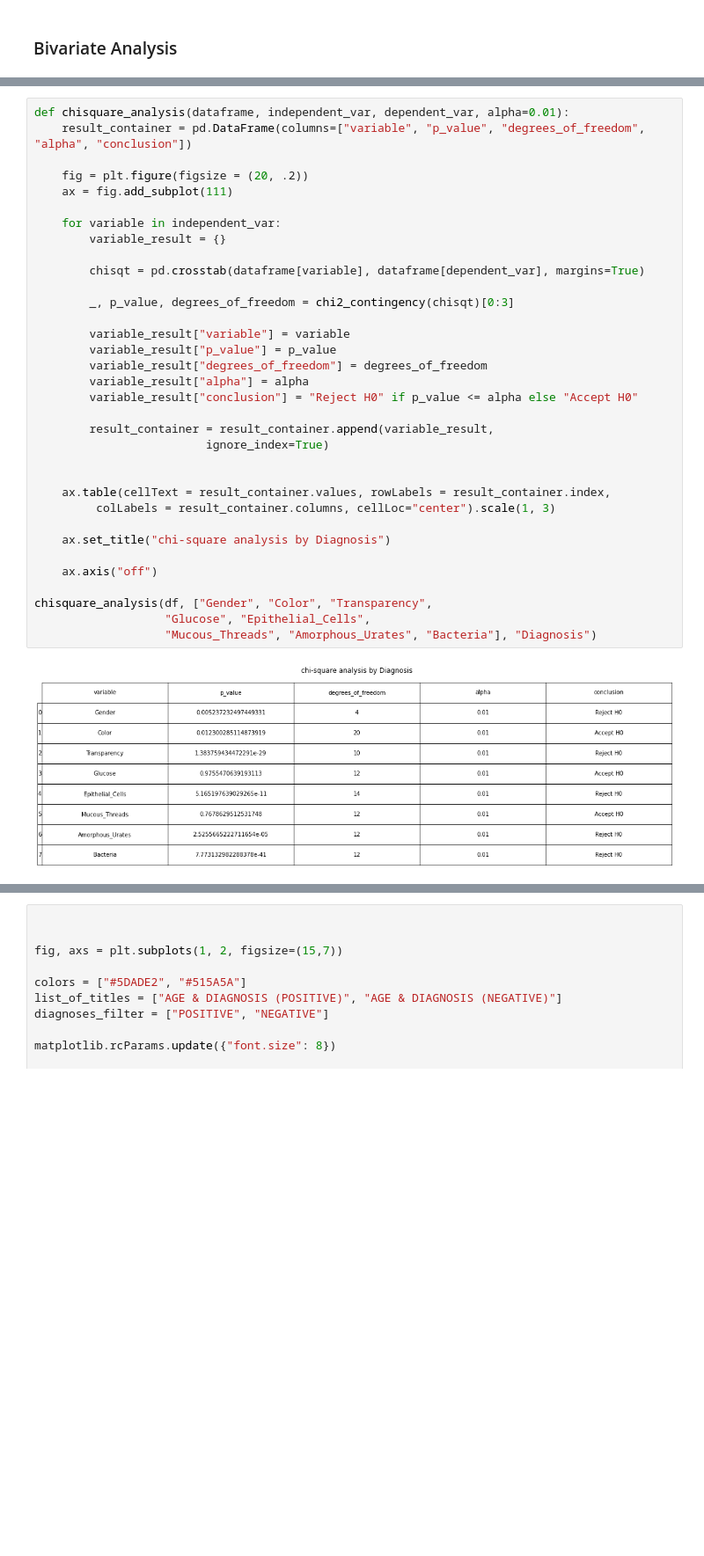
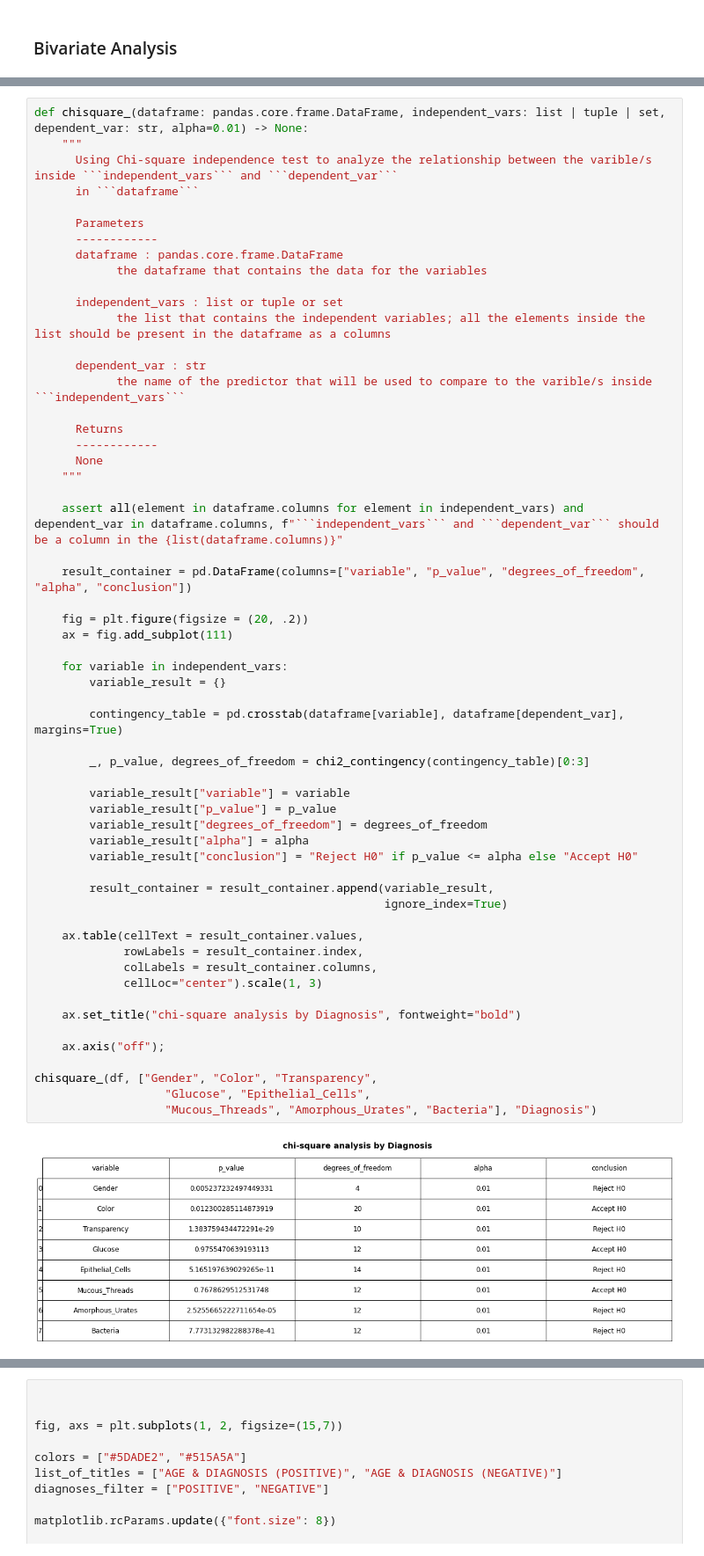
Before and after one commit to kr-agdeppa/UTI-Diagnosis-Classification, a Jupyter notebook: DATA EXPLORATION.ipynb, the cells around one changed output, grey strips where cells are left out. Shown at 88% size. Cells and saved outputs as stored; diff of their text form; blank space fills up the shorter version.

Commit message:
added documentations to the functions and type hinting, made a parameter in the bivariate_bar_graph function to sort the output, included a latex in null and alternative hypothesis

````diff
--- a/DATA EXPLORATION.ipynb
+++ b/DATA EXPLORATION.ipynb
@@ -74,36 +76,59 @@ $$H_{0}$$
 # %%
-def chisquare_analysis(dataframe, independent_var, dependent_var, alpha=0.01):
+def chisquare_(dataframe: pandas.core.frame.DataFrame, independent_vars: list | tuple | set, dependent_var: str, alpha=0.01) -> None:
+    """
+      Using Chi-square independence test to analyze the relationship between the varible/s inside ```independent_vars``` and ```dependent_var```
+      in ```dataframe```
+
+      Parameters
+      ------------
+      dataframe : pandas.core.frame.DataFrame
+            the dataframe that contains the data for the variables
+
+      independent_vars : list or tuple or set
+            the list that contains the independent variables; all the elements inside the list should be present in the dataframe as a columns
+
+      dependent_var : str
+            the name of the predictor that will be used to compare to the varible/s inside ```independent_vars```
+
+      Returns
+      ------------
+      None
+    """
+
+    assert all(element in dataframe.columns for element in independent_vars) and dependent_var in dataframe.columns, f"```independent_vars``` and ```dependent_var``` should be a column in the {list(dataframe.columns)}"
+
     result_container = pd.DataFrame(columns=["variable", "p_value", "degrees_of_freedom", "alpha", "conclusion"])
 
     fig = plt.figure(figsize = (20, .2))
     ax = fig.add_subplot(111)
 
-    for variable in independent_var:
+    for variable in independent_vars:
         variable_result = {}
 
-        chisqt = pd.crosstab(dataframe[variable], dataframe[dependent_var], margins=True)
+        contingency_table = pd.crosstab(dataframe[variable], dataframe[dependent_var], margins=True)
 
-        _, p_value, degrees_of_freedom = chi2_contingency(chisqt)[0:3]
+        _, p_value, degrees_of_freedom = chi2_contingency(contingency_table)[0:3]
 
         variable_result["variable"] = variable
         variable_result["p_value"] = p_value
         variable_result["degrees_of_freedom"] = degrees_of_freedom
         variable_result["alpha"] = alpha
         variable_result["conclusion"] = "Reject H0" if p_value <= alpha else "Accept H0"
 
         result_container = result_container.append(variable_result,
-                         ignore_index=True)
+                                                   ignore_index=True)
 
+    ax.table(cellText = result_container.values,
+             rowLabels = result_container.index,
+             colLabels = result_container.columns,
+             cellLoc="center").scale(1, 3)
 
-    ax.table(cellText = result_container.values, rowLabels = result_container.index,
-         colLabels = result_container.columns, cellLoc="center").scale(1, 3)
+    ax.set_title("chi-square analysis by Diagnosis", fontweight="bold")
 
-    ax.set_title("chi-square analysis by Diagnosis")
+    ax.axis("off");
 
-    ax.axis("off")
-
-chisquare_analysis(df, ["Gender", "Color", "Transparency",
+chisquare_(df, ["Gender", "Color", "Transparency",
                    "Glucose", "Epithelial_Cells",
                    "Mucous_Threads", "Amorphous_Urates", "Bacteria"], "Diagnosis")
 # %% [output]
-[figure, old version]
+[figure, new version]
````
Also changed, not shown: parts of 11 cells of this notebook.
